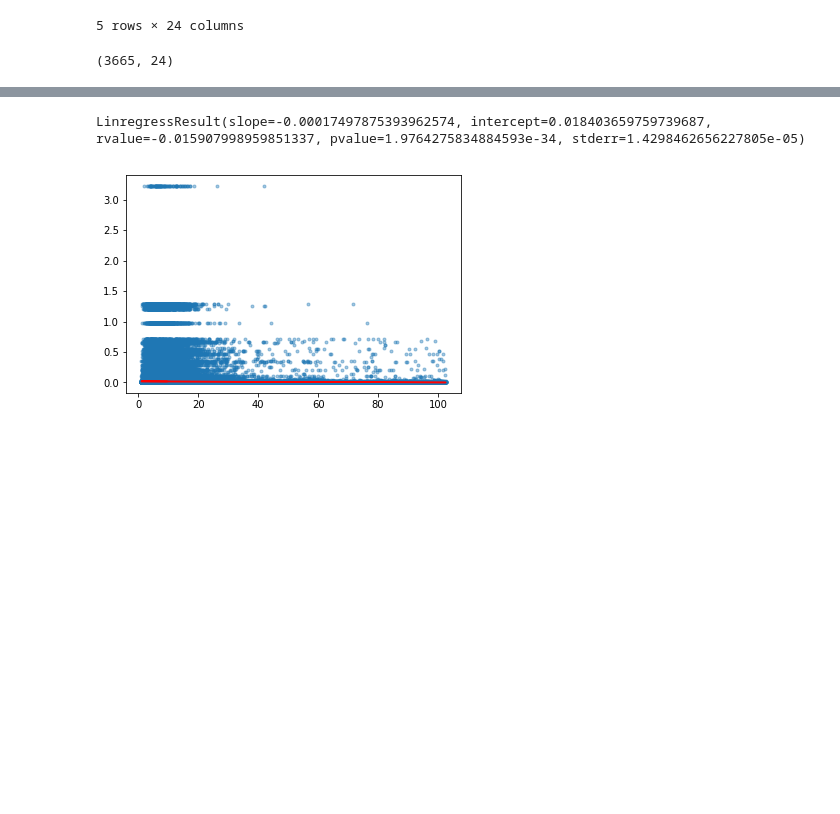
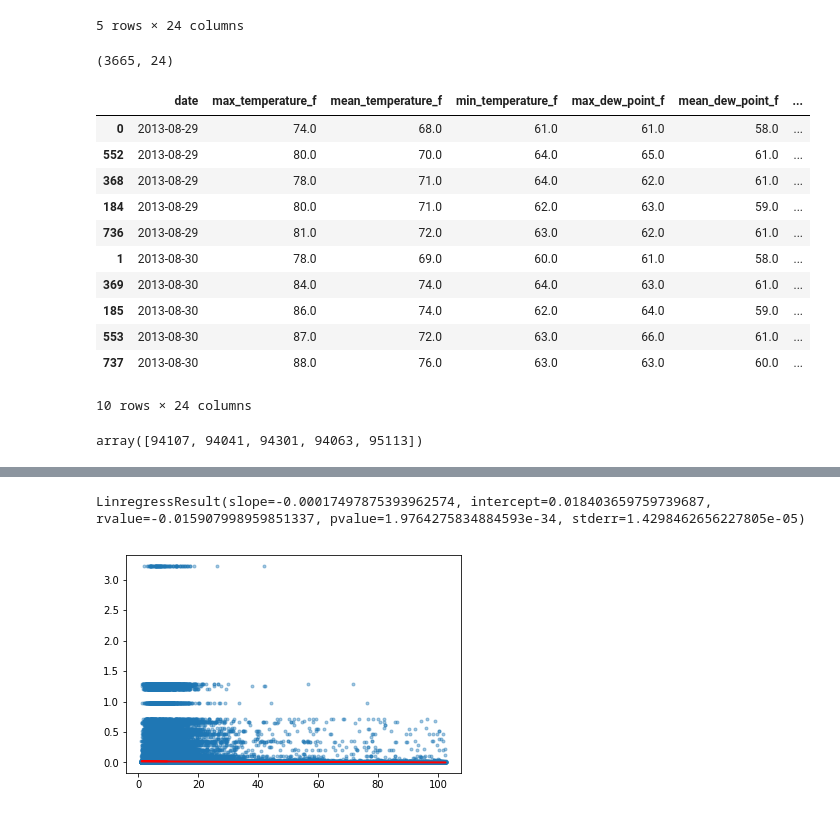
Before and after one commit to jslaga/SpringboardDSC, a Jupyter notebook: Capstone1/Capstone.ipynb, the cells around one changed output, grey strips where cells are left out. Cells and saved outputs as stored; diff of their text form; code cells hidden in the pictures; blank space fills up the shorter version.

```diff
--- a/Capstone1/Capstone.ipynb
+++ b/Capstone1/Capstone.ipynb
@@ -361,3 +333,25 @@ weather_df.head()
 weather_df.shape
 # %% [output]
 (3665, 24)
+# %%
+weather_df.date = pd.to_datetime(weather_df.date, format='%m/%d/%Y')
+weather_df = weather_df.sort_values('date')
+
+weather_df.head(10)
+# %% [output]
+|  | date | max_temperature_f | mean_temperature_f | min_temperature_f | max_dew_point_f | mean_dew_point_f | ... |
+| 0 | 2013-08-29 | 74.0 | 68.0 | 61.0 | 61.0 | 58.0 | ... |
+| 552 | 2013-08-29 | 80.0 | 70.0 | 64.0 | 65.0 | 61.0 | ... |
+| 368 | 2013-08-29 | 78.0 | 71.0 | 64.0 | 62.0 | 61.0 | ... |
+| 184 | 2013-08-29 | 80.0 | 71.0 | 62.0 | 63.0 | 59.0 | ... |
+| 736 | 2013-08-29 | 81.0 | 72.0 | 63.0 | 62.0 | 61.0 | ... |
+| 1 | 2013-08-30 | 78.0 | 69.0 | 60.0 | 61.0 | 58.0 | ... |
+| 369 | 2013-08-30 | 84.0 | 74.0 | 64.0 | 63.0 | 61.0 | ... |
+| 185 | 2013-08-30 | 86.0 | 74.0 | 62.0 | 64.0 | 59.0 | ... |
+| 553 | 2013-08-30 | 87.0 | 72.0 | 63.0 | 66.0 | 61.0 | ... |
+| 737 | 2013-08-30 | 88.0 | 76.0 | 63.0 | 63.0 | 60.0 | ... |
+10 rows × 24 columns
+# %%
+weather_df.zip_code.unique()
+# %% [output]
+array([94107, 94041, 94301, 94063, 95113])
```
Also changed, not shown: parts of 24 cells of this notebook.
